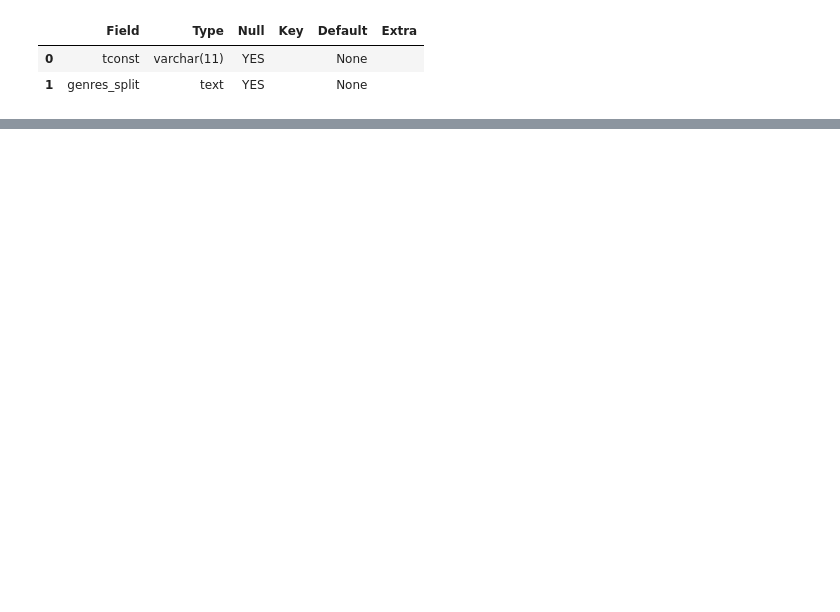
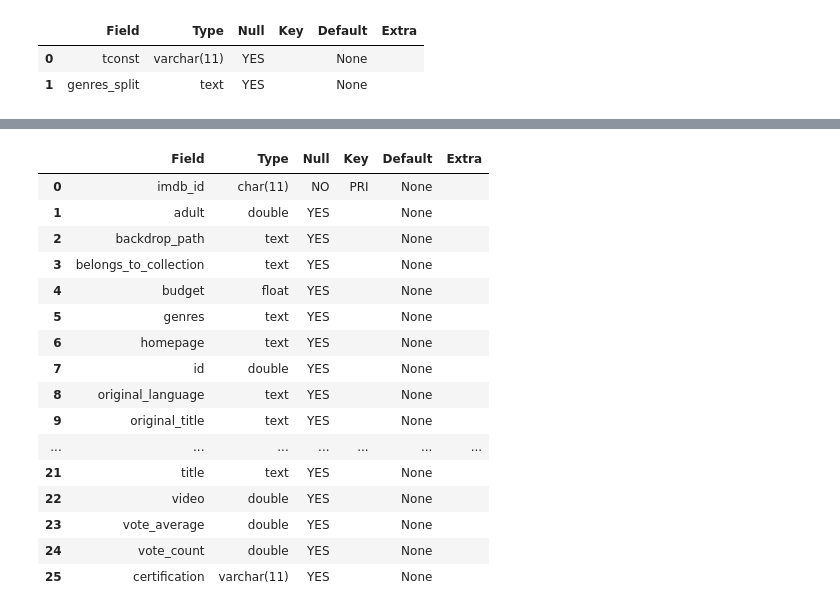
Before and after one commit to EhLeeOod/movie-project, a Jupyter notebook: part-3b.ipynb, the cells around one changed output, grey strips where cells are left out. Saved outputs shown, nothing was run; the diff lists cells and outputs as text; code cells hidden in the pictures; blank space fills up the shorter version.

```diff
--- a/part-3b.ipynb
+++ b/part-3b.ipynb
@@ -355,3 +350,26 @@ pd.read_sql(q, conn)
+# %%
+q = """
+    DESCRIBE tmdb_data;
+    """
+pd.read_sql(q, conn)
+# %% [output]
+|  | Field | Type | Null | Key | Default | Extra |
+| 0 | imdb_id | char(11) | NO | PRI | None |  |
+| 1 | adult | double | YES |  | None |  |
+| 2 | backdrop_path | text | YES |  | None |  |
+| 3 | belongs_to_collection | text | YES |  | None |  |
+| 4 | budget | float | YES |  | None |  |
+| 5 | genres | text | YES |  | None |  |
+| 6 | homepage | text | YES |  | None |  |
+| 7 | id | double | YES |  | None |  |
+| 8 | original_language | text | YES |  | None |  |
+| 9 | original_title | text | YES |  | None |  |
+| ... | ... | ... | ... | ... | ... | ... |
+| 21 | title | text | YES |  | None |  |
+| 22 | video | double | YES |  | None |  |
+| 23 | vote_average | double | YES |  | None |  |
+| 24 | vote_count | double | YES |  | None |  |
+| 25 | certification | varchar(11) | YES |  | None |  |
 # %%
 q = """
     SELECT * FROM tmdb_data
```
Also changed, not shown: parts of 8 cells of this notebook.
